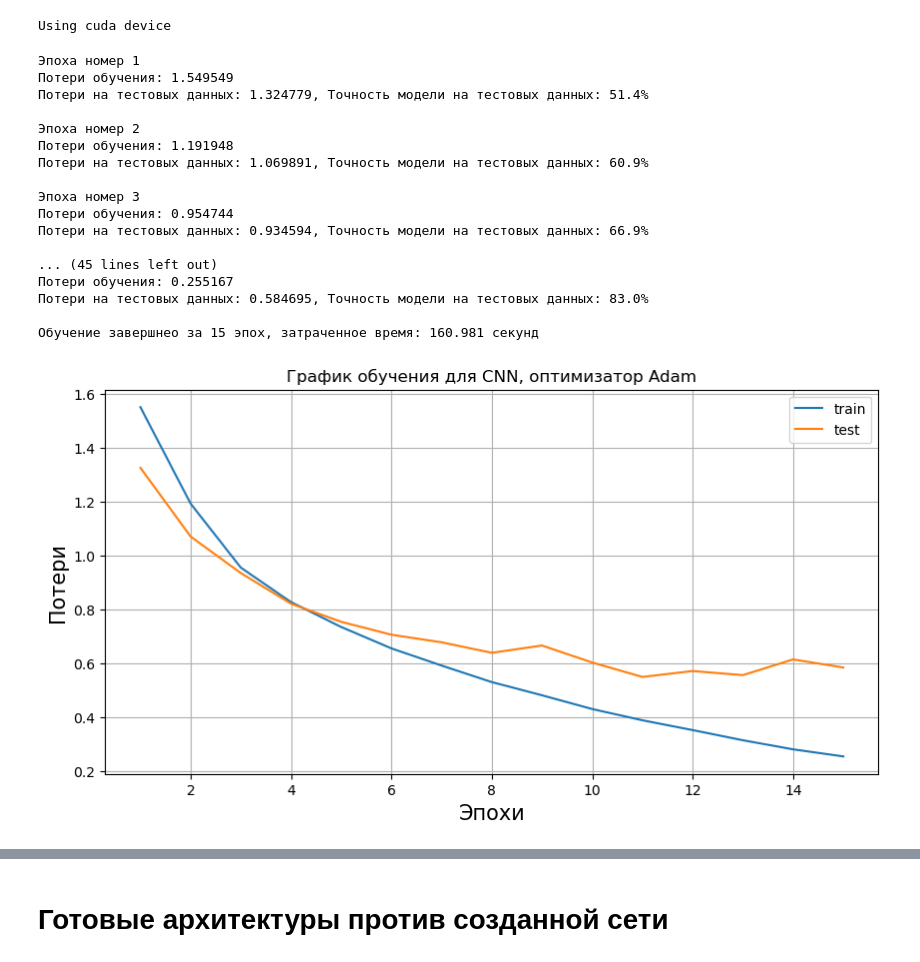
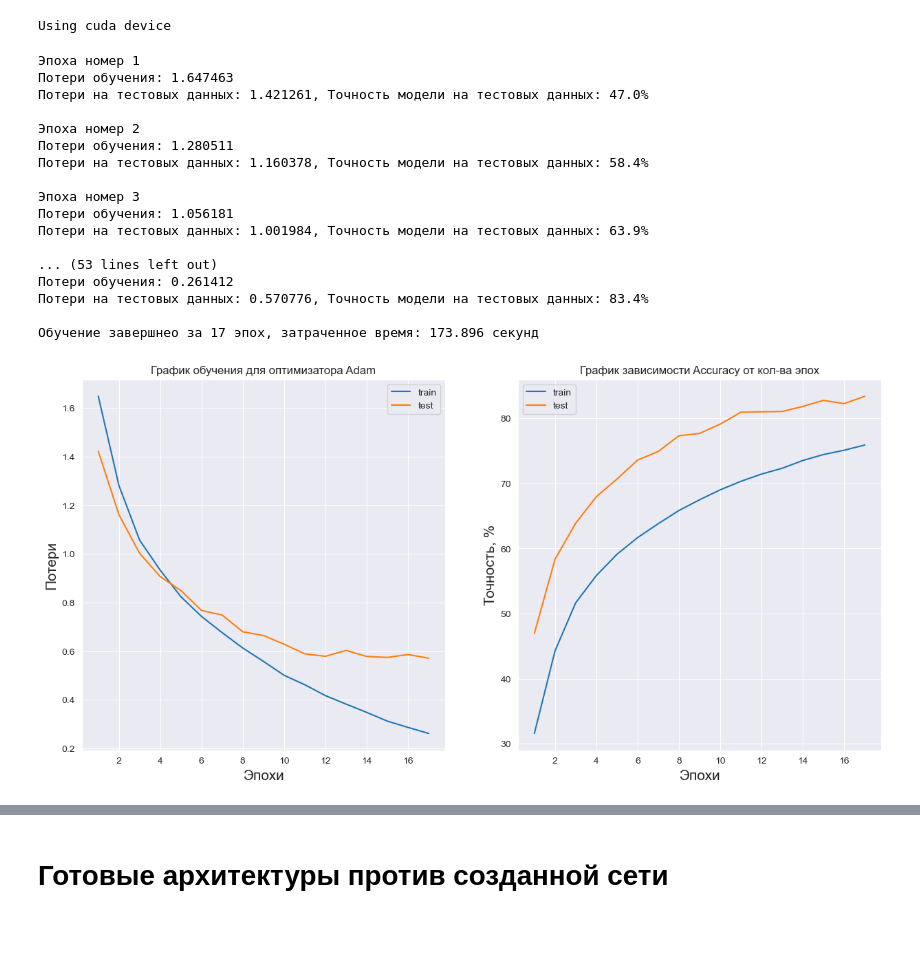
Before and after one commit to ex3del/Pad_jupiter, a Jupyter notebook: cifar_final.ipynb, the cells around one changed output, grey strips where cells are left out. Cells and saved outputs as stored; diff of their text form; code cells hidden in the pictures; blank space fills up the shorter version.

```diff
--- a/cifar_final.ipynb
+++ b/cifar_final.ipynb
@@ -415,33 +467,32 @@ for k in range(1,9):
 # %%
 class CNN_model(nn.Module):
-    def __init__(self, activation=nn.ReLU()):
+    def __init__(self):
         super(CNN_model, self).__init__()
-        self.activation = activation
         self.conv_stack = nn.Sequential(
             nn.Conv2d(3, 32, 3, padding=1),
-            self.activation,
+            nn.ReLU(),
             nn.Conv2d(32, 64, 3, padding=1),
-            self.activation,
+            nn.ReLU(),
             nn.Conv2d(64, 64, 3, padding=1),
             nn.BatchNorm2d(64),
-            self.activation,
+            nn.ReLU(),
             nn.Conv2d(64, 64, 3, padding=1),
             nn.MaxPool2d(2), # 16 x 16 x 64
-            self.activation,
+            nn.ReLU(),
             nn.Conv2d(64, 128, 3, padding=1),
             nn.BatchNorm2d(128),
-            self.activation,
+            nn.ReLU(),
             nn.Conv2d(128, 128, 3, padding=1),
-            self.activation,
+            nn.ReLU(),
             nn.Conv2d(128, 256, 3, padding=1),
             nn.MaxPool2d(2), #8 x 8 x 32
-            self.activation,
+            nn.ReLU(),
             nn.Conv2d(256, 256, 3, padding=1),
             nn.BatchNorm2d(256),
-            self.activation,
+            nn.ReLU(),
             nn.Conv2d(256, 256, 3, padding=1),
             nn.Dropout(0.8),
-            self.activation,
+            nn.ReLU(),
             nn.Flatten(),
             nn.Linear(256 * 8 * 8, 100),
             nn.ReLU(),
@@ -479,5 +546,5 @@ RuntimeError: Given groups=1, weight of size [32, 3, 3, 3], expected input[1, 2,
 # %%
-num_epochs = 15
+num_epochs = 17
 batch_size = 64
 learning_rate = 1e-3
 device = "cuda" if torch.cuda.is_available() else "cpu"
@@ -491,44 +558,58 @@ optimizer = torch.optim.Adam(model_cnn.parameters(), lr=learning_rate)
 # %%
 loss_history = {"train": [], "test": []}
 start_time = time.time()
+cor_test = []
+cor_train = []
 for i in range(num_epochs):
     print(f"Эпоха номер {i+1}")
     train_loss = train_loop(train_dataloader, model_cnn, loss_function, optimizer)
     test_loss = test_loop(test_dataloader, model_cnn, loss_function)
-
+    cor_test.append(cortest)
+    cor_train.append(cortrain)
     loss_history["train"].append(train_loss)
     loss_history["test"].append(test_loss)
 print(f"Обучение завершнео за {num_epochs} эпох, затраченное время: {round(time.time() - start_time, 3)} секунд")
 # %% [output]
 Эпоха номер 1
-Потери обучения: 1.549549
-Потери на тестовых данных: 1.324779, Точность модели на тестовых данных: 51.4%
+Потери обучения: 1.647463
+Потери на тестовых данных: 1.421261, Точность модели на тестовых данных: 47.0%
 
 Эпоха номер 2
-Потери обучения: 1.191948
-Потери на тестовых данных: 1.069891, Точность модели на тестовых данных: 60.9%
+Потери обучения: 1.280511
+Потери на тестовых данных: 1.160378, Точность модели на тестовых данных: 58.4%
 
 Эпоха номер 3
-Потери обучения: 0.954744
-Потери на тестовых данных: 0.934594, Точность модели на тестовых данных: 66.9%
+Потери обучения: 1.056181
+Потери на тестовых данных: 1.001984, Точность модели на тестовых данных: 63.9%
 
-... (45 lines left out)
-Потери обучения: 0.255167
-Потери на тестовых данных: 0.584695, Точность модели на тестовых данных: 83.0%
+... (53 lines left out)
+Потери обучения: 0.261412
+Потери на тестовых данных: 0.570776, Точность модели на тестовых данных: 83.4%
 
-Обучение завершнео за 15 эпох, затраченное время: 160.981 секунд
+Обучение завершнео за 17 эпох, затраченное время: 173.896 секунд
+# %%
+cor_test_g = [x / 10000 for x in cor_test]
+cor_train_g = [x / 60000 for x in cor_train]
 # %%
-plt.figure(figsize=(10, 5))
+plt.figure(figsize=(15, 7))
+plt.subplot(1, 2, 1)
 plt.plot(range(1, num_epochs + 1), loss_history["train"], label="train")
 plt.plot(range(1, num_epochs + 1), loss_history["test"], label="test")
 plt.xlabel("Эпохи", fontsize=15)
 plt.ylabel("Потери", fontsize=15)
+plt.title("График обучения для оптимизатора Adam")
 plt.legend()
-plt.grid()
-plt.title("График обучения для CNN, оптимизатор Adam")
+plt.subplot(1, 2, 2)
+plt.plot(range(1, num_epochs + 1), cor_train_g, label="train")
+plt.plot(range(1, num_epochs + 1), cor_test_g, label="test")
+plt.xlabel("Эпохи", fontsize=15)
+plt.ylabel("Точность, %", fontsize=15)
+plt.legend()
+plt.title("График зависимости Accuracy от кол-ва эпох")
+plt.grid
 plt.show()
 # %% [output]
-[figure, old version]
+[figure, new version]
 # %%
 net = model_cnn.to('cpu')
 y_pred = []
```
Also changed, not shown: parts of 7 cells of this notebook.
